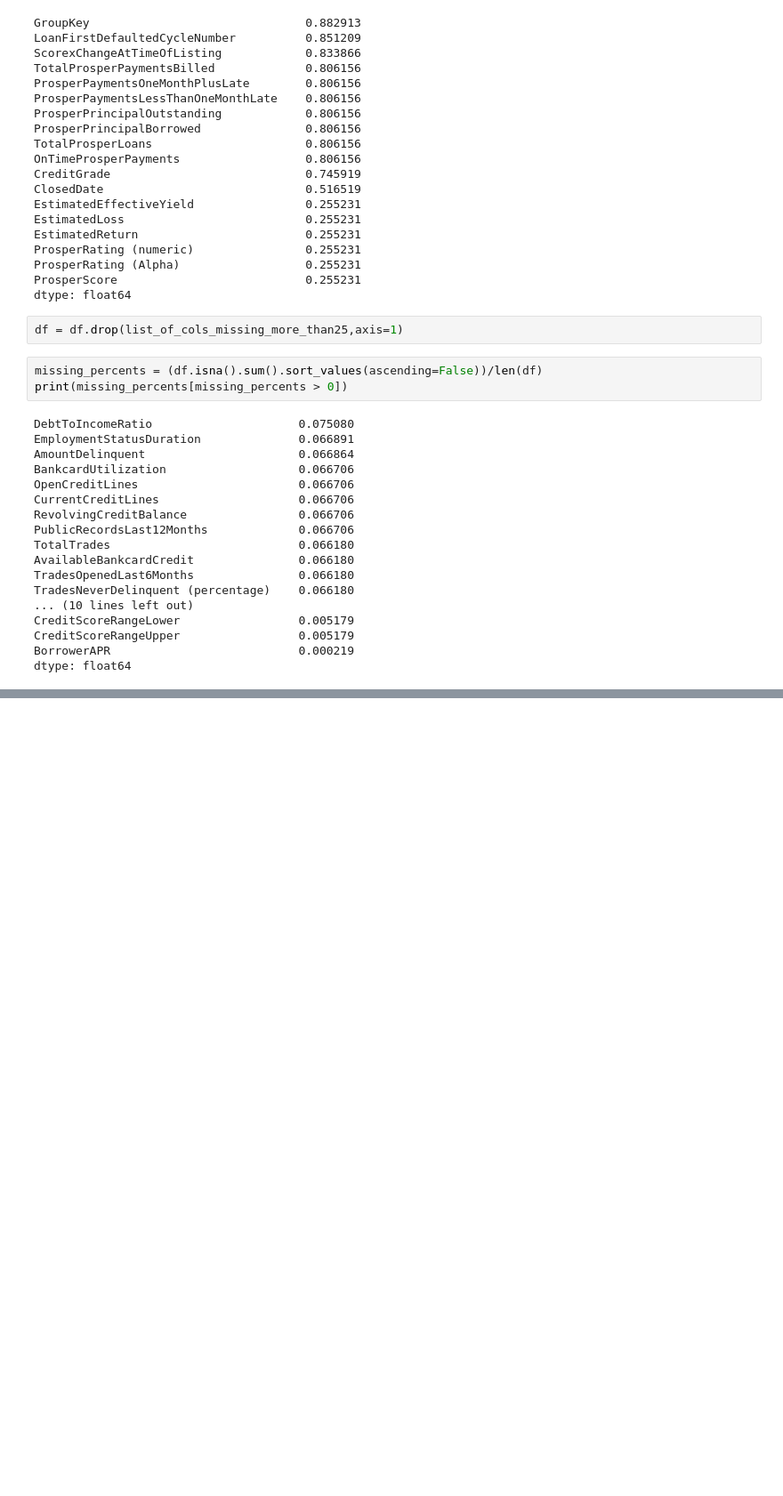
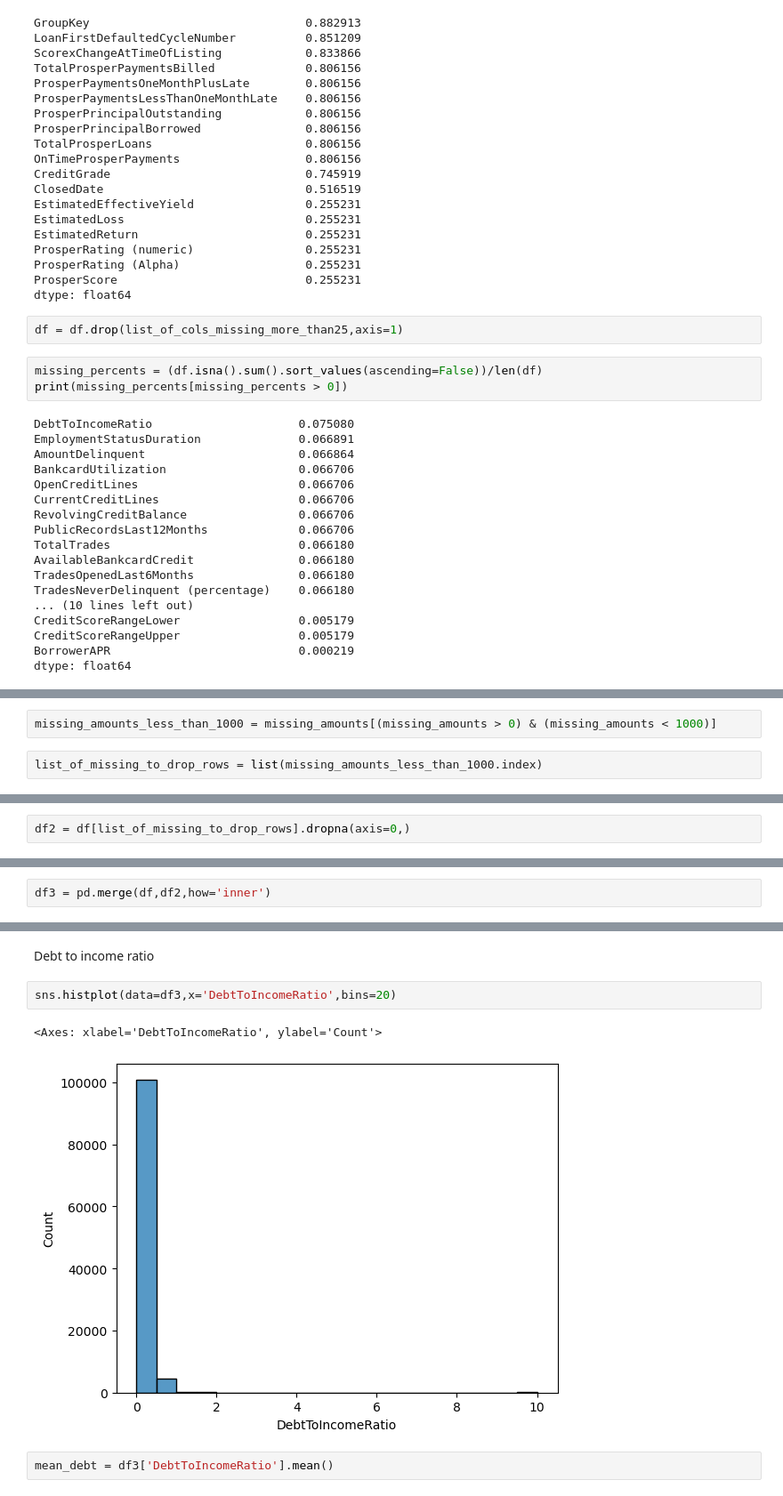
Before and after one commit to hoanganhlinh/MRK-projekt, a Jupyter notebook: Projekt_2.ipynb, the cells around one changed output, grey strips where cells are left out. Shown: that part at 89% size. Cells and saved outputs as stored; diff of their text form; blank space fills up the shorter version.

```diff
--- a/Projekt_2.ipynb
+++ b/Projekt_2.ipynb
@@ -107,0 +137,4 @@ dtype: float64
+# %%
+missing_amounts_less_than_1000 = missing_amounts[(missing_amounts > 0) & (missing_amounts < 1000)]
+# %%
+list_of_missing_to_drop_rows = list(missing_amounts_less_than_1000.index)
@@ -107,0 +153,2 @@ dtype: float64
+# %%
+df2 = df[list_of_missing_to_drop_rows].dropna(axis=0,)
@@ -107,0 +167,2 @@ dtype: float64
+# %%
+df3 = pd.merge(df,df2,how='inner')
@@ -107,0 +199,9 @@ dtype: float64
+# %% [markdown]
+Debt to income ratio
+# %%
+sns.histplot(data=df3,x='DebtToIncomeRatio',bins=20)
+# %% [output]
+<Axes: xlabel='DebtToIncomeRatio', ylabel='Count'>
+[figure, added]
+# %%
+mean_debt = df3['DebtToIncomeRatio'].mean()
```
Also changed, not shown: parts of 64 cells of this notebook.
